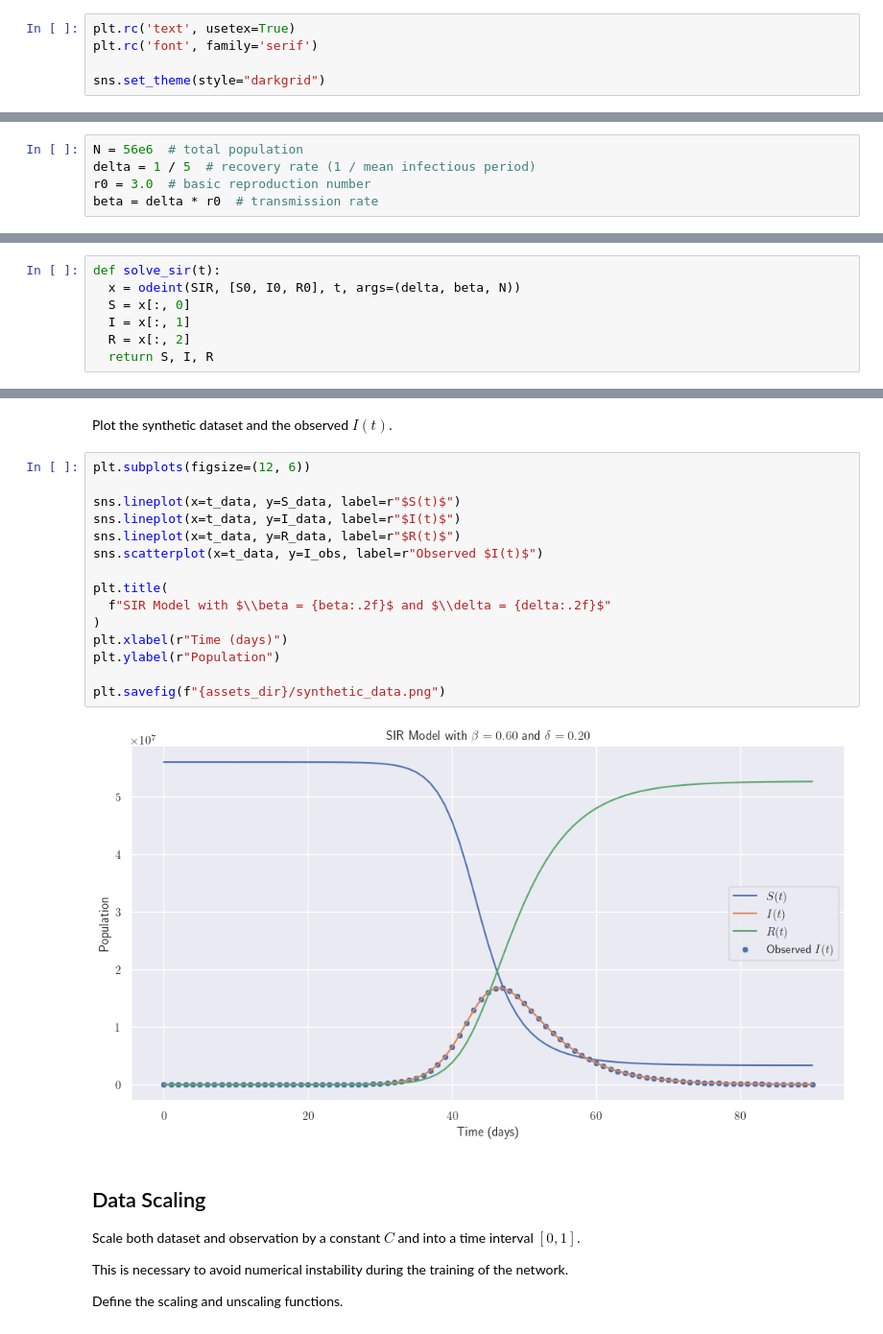
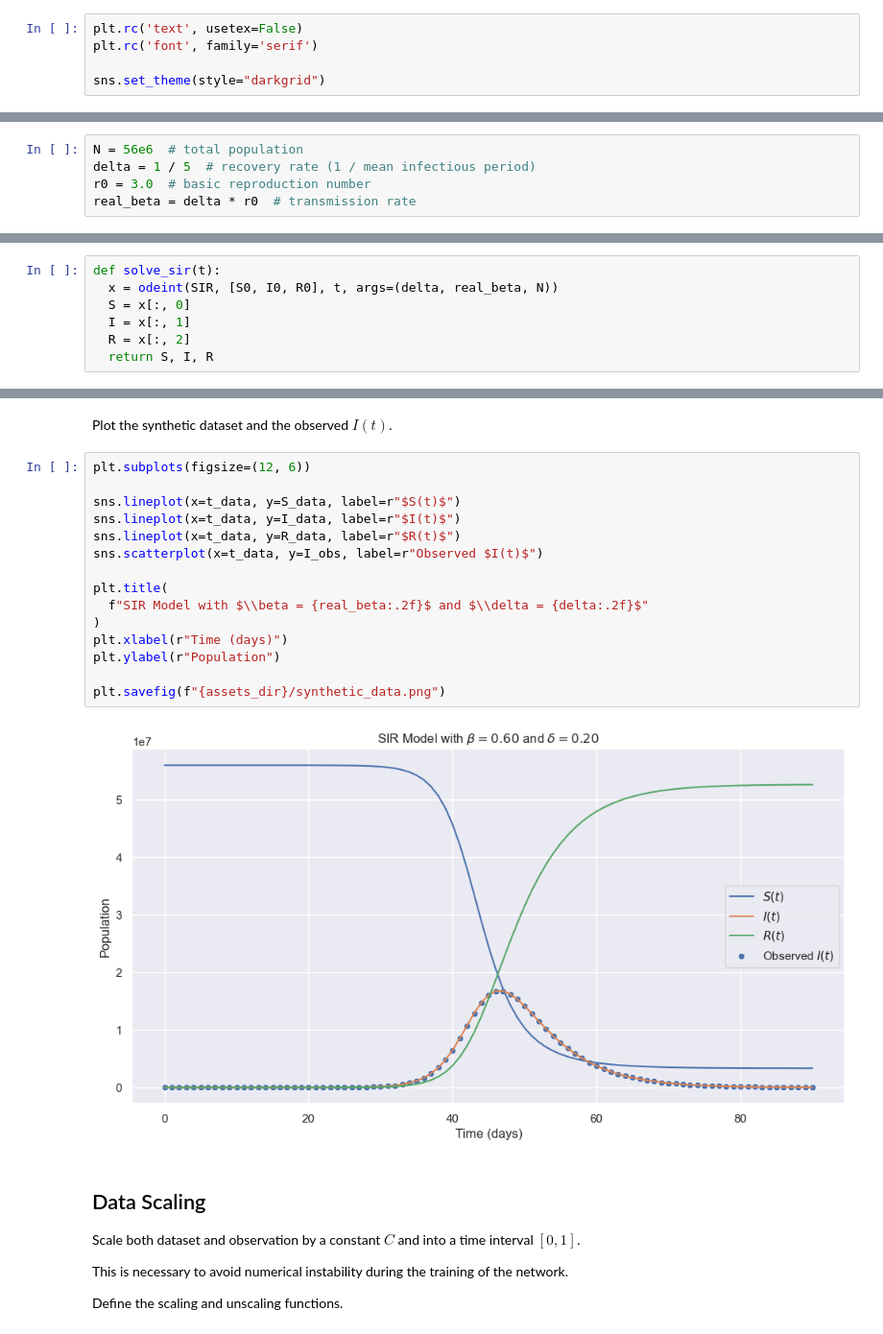
Before and after one commit to GiacomoGuidotto/sir-pinn, a Jupyter notebook: src/contant_rate/joint/joint.ipynb, the cells around one changed output, grey strips where cells are left out. Shown at 96% size. Saved outputs shown, nothing was run; the diff lists cells and outputs as text.

```diff
--- a/src/contant_rate/joint/joint.ipynb
+++ b/src/contant_rate/joint/joint.ipynb
@@ -33,5 +37,5 @@ Enable latex in matplotlib and set seaborn theme
 # %%
-plt.rc('text', usetex=True)
+plt.rc('text', usetex=False)
 plt.rc('font', family='serif')
 
 sns.set_theme(style="darkgrid")
@@ -62,7 +66,7 @@ The following parameters are used (using Italy as reference):
 N = 56e6  # total population
 delta = 1 / 5  # recovery rate (1 / mean infectious period)
 r0 = 3.0  # basic reproduction number
-beta = delta * r0  # transmission rate
+real_beta = delta * r0  # transmission rate
 # %% [markdown]
 The following time interval is used:
 # %%
@@ -88,7 +92,7 @@ R0 = 0
 Define a function to generate a discrete solution for the SIR model based on a time interval.
 # %%
 def solve_sir(t):
-  x = odeint(SIR, [S0, I0, R0], t, args=(delta, beta, N))
+  x = odeint(SIR, [S0, I0, R0], t, args=(delta, real_beta, N))
   S = x[:, 0]
   I = x[:, 1]
   R = x[:, 2]
@@ -107,20 +111,20 @@ Plot the synthetic dataset and the observed $I(t)$.
 # %%
 plt.subplots(figsize=(12, 6))
 
 sns.lineplot(x=t_data, y=S_data, label=r"$S(t)$")
 sns.lineplot(x=t_data, y=I_data, label=r"$I(t)$")
 sns.lineplot(x=t_data, y=R_data, label=r"$R(t)$")
 sns.scatterplot(x=t_data, y=I_obs, label=r"Observed $I(t)$")
 
 plt.title(
-  f"SIR Model with $\\beta = {beta:.2f}$ and $\\delta = {delta:.2f}$"
+  f"SIR Model with $\\beta = {real_beta:.2f}$ and $\\delta = {delta:.2f}$"
 )
 plt.xlabel(r"Time (days)")
 plt.ylabel(r"Population")
 
 plt.savefig(f"{assets_dir}/synthetic_data.png")
 # %% [output]
-[figure, old version]
+[figure, new version]
 # %% [markdown]
 ## Data Scaling
 
```
Also changed, not shown: parts of 37 cells of this notebook, 9 other files.
